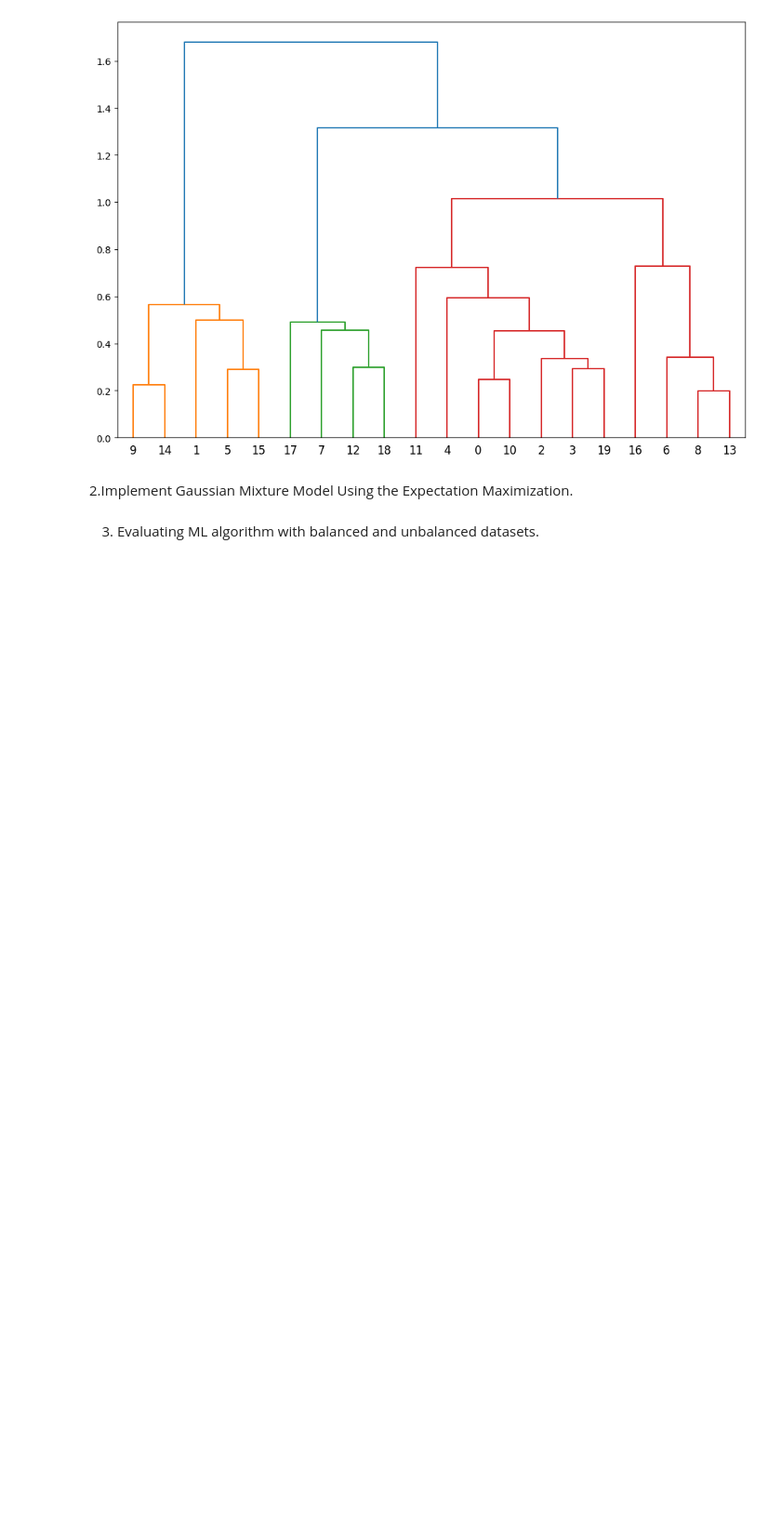
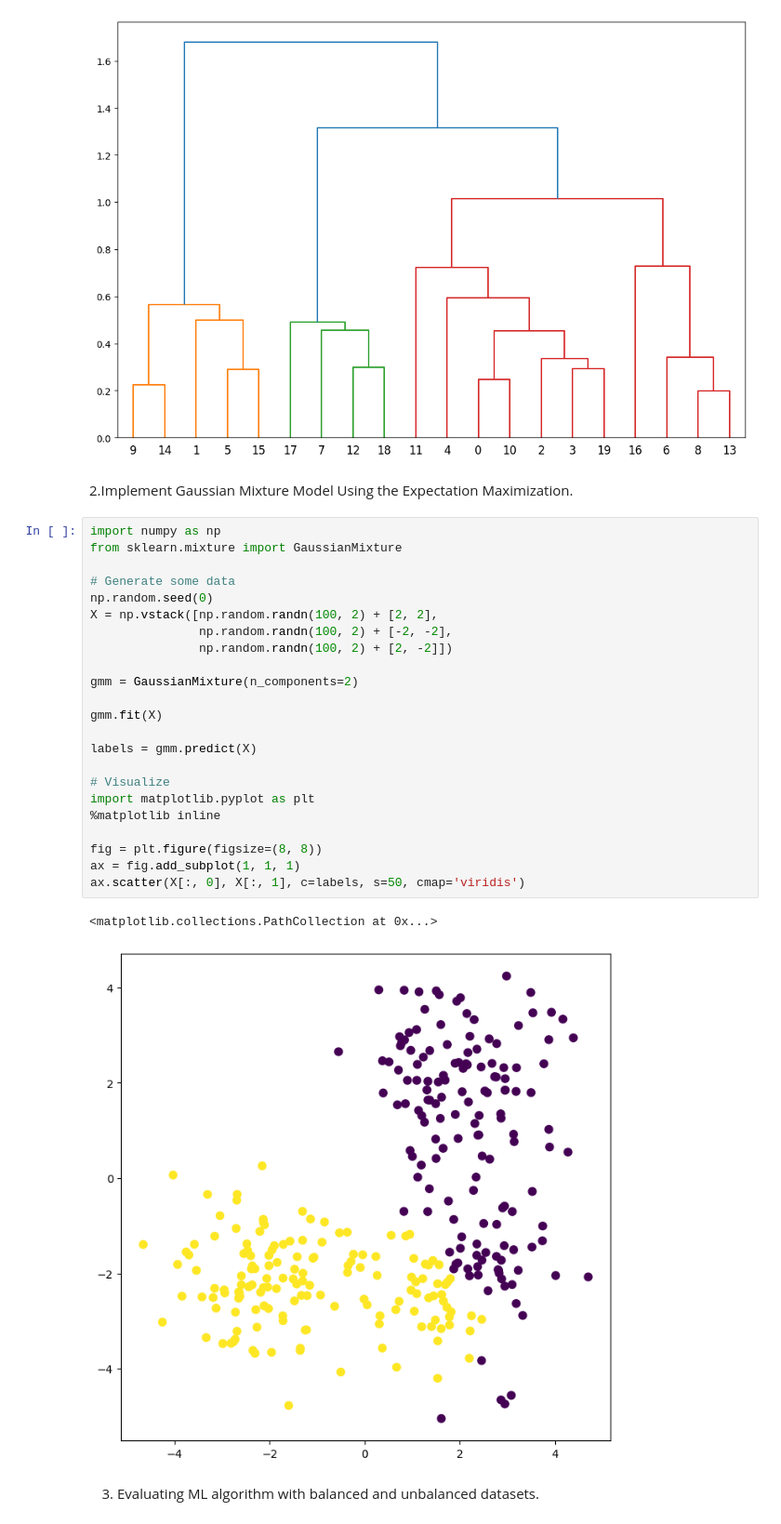
Before and after one commit to samabraham2022/Machine-Learning_algorithms, a Jupyter notebook: ass4.ipynb, the cells around one changed output. Shown at 93% size. Cells and saved outputs as stored; diff of their text form; blank space fills up the shorter version.

```diff
--- a/ass4.ipynb
+++ b/ass4.ipynb
@@ -29,6 +29,32 @@ plt.show()
 [figure]
 # %% [markdown]
 2.Implement Gaussian Mixture Model Using the Expectation Maximization.
+# %%
+import numpy as np
+from sklearn.mixture import GaussianMixture
+
+# Generate some data
+np.random.seed(0)
+X = np.vstack([np.random.randn(100, 2) + [2, 2],
+               np.random.randn(100, 2) + [-2, -2],
+               np.random.randn(100, 2) + [2, -2]])
+
+gmm = GaussianMixture(n_components=2)
+
+gmm.fit(X)
+
+labels = gmm.predict(X)
+
+# Visualize
+import matplotlib.pyplot as plt
+%matplotlib inline
+
+fig = plt.figure(figsize=(8, 8))
+ax = fig.add_subplot(1, 1, 1)
+ax.scatter(X[:, 0], X[:, 1], c=labels, s=50, cmap='viridis')
+# %% [output]
+<matplotlib.collections.PathCollection at 0x...>
+[figure, added]
 # %% [markdown]
 3. Evaluating ML algorithm with balanced and unbalanced datasets.
 # %%
```
Also changed, not shown: parts of 4 cells of this notebook, 1 other file.
